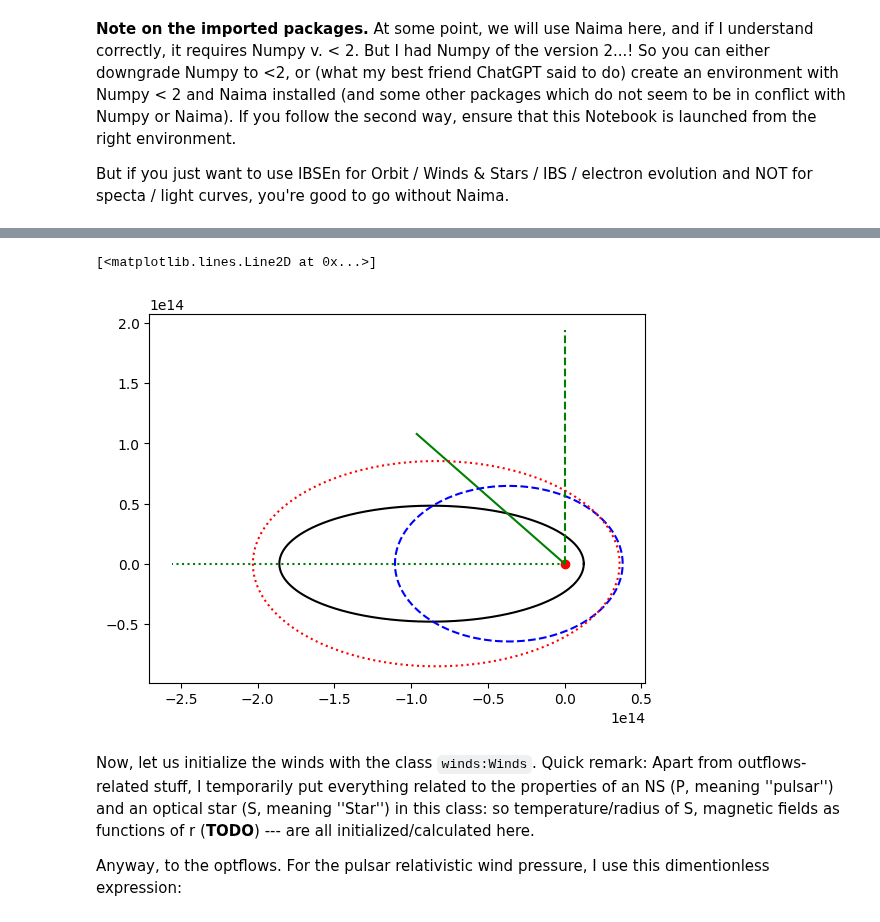
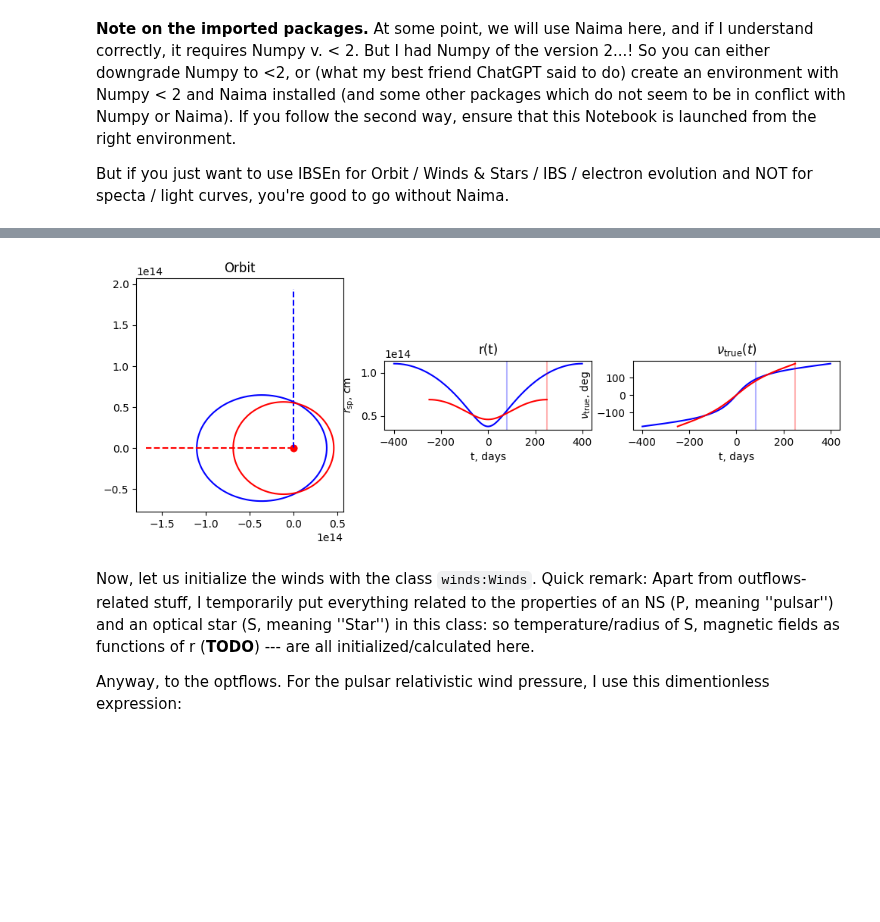
Before and after one commit to Alvkuzin/IBSEn, a Jupyter notebook: tutorial/Full_tutorial.ipynb, the cells around one changed output, grey strips where cells are left out. Cells and saved outputs as stored; diff of their text form; code cells hidden in the pictures; blank space fills up the shorter version.

Commit message:
added peek() for orbit, winds, and ibs

```diff
--- a/tutorial/Full_tutorial.ipynb
+++ b/tutorial/Full_tutorial.ipynb
@@ -19,84 +45,32 @@ The simplest way to do it is like this:
 # %%
-from ibsen.orbit import Orbit
-
-DAY = 86400.
-AU = 1.5e13
-
-"""
-This is the simplest way of initializing an orbit: by a keyword sys_name = ...
-The only available options are
-(1) 'psrb' (PSR B1259-63), or
-(2) 'rb' and (3) 'bw' for typical values for redback and black widow spider pulsar systems.
-
-n is the number of points on the orbit to tabulate, 1000 is default
-"""
-
-sys_name = 'psrb'
-orb = Orbit(sys_name = sys_name, n=1003)
-
-print(f'The {sys_name} orbit parameters are')
-print('T [days] = ', orb.T / DAY) # orbital period
-print('e = ', orb.e) # eccentricity
-print('nu_los [rad] = ', orb.nu_los) # the angle between the star-to-periastron direction and the direction to the observer
-print('a [au] = ', orb.a / AU) # major half-axis of the orbit
-print('b [au] = ', orb.b / AU) # minor half-axis of the orbit
-print('r_per [au] = ', orb.r_periastr / AU) # periastron orbital separation
-print('r_apo [au] = ', orb.r_apoastr / AU) # apoastron orbital separation
-print('r at t = 250 days [AU] = ', orb.r(t = 250 * DAY)) # the S-P distance at t = 250 days after peiastron passage
-print('true anomaly at t = 250 days = ', orb.true_an(t = 250 * DAY)) # the true anomaly at t = 250 days after peiastron passage
-
-
-
-plt.plot(orb.xtab, orb.ytab, color='k') # plot the orbit
-plt.scatter(x=0, y=0, color='r') # place an optical star in the center of coordinates
-plt.plot([0, 3 * orb.b * cos(orb.nu_los)],
-         [0, 3 * orb.b * sin(orb.nu_los)],
-         color='g', ls='-') # plot a line from the optical star to the direction of an observer
 
 """
 You can pass period, e, tot_mass, and nu_los as arguments, and these
-explicit parameters overwrite the default ones:
+explicitly provided parameters will overwrite the default ones:
 """
 
 orb_new = Orbit(sys_name = sys_name, period = 800. * DAY, e = 0.49, nu_los=pi/2.)
-
-print('new T [days] = ', orb_new.T / DAY) # new orbital period
+fig, ax = plt.subplots(nrows=1, ncols=3, figsize=(12, 4))
+orb_new.peek(ax=ax, color='b')
 
 
-plt.plot(orb_new.xtab, orb_new.ytab, color='b', ls = '--') # plot the new orbit
-plt.plot([0, 3 * orb_new.b * cos(orb_new.nu_los)],
-         [0, 3 * orb_new.b * sin(orb_new.nu_los)],
-         color='g', ls='--')
+orb_my_dict = {
+             'e': 0.2, # eccentriciry. Necessary for orbit
+             'M': 30. * 2e33, # total mass m1 + m2 [g]. The code does NOT check that M = Mopt + M_ns. Necessary for orbit
+             'T': 500 * DAY, # the orbital period [s]. Necessary for orbit
+             'nu_los': pi, # the angle between the star-to-periastron direction
+             # and the direction to the observer (= 3pi/2 - \omega) [rad]
+             # Necessary for orbit.
 
-"""
-Or you can pass sys_name = some dictionary that should contain the following values
-[honestly, for the orbit we need only period, total mass and eccentricity. Everything
-else will be needed later, but currently it is assumed that you pass all parameters
-already at the stage of initializing the orbit.]
-"""
-
-orb_my_dict = {
-             'e': 0.7, # eccentriciry. Necessary for orbit
-             'M': 30. * 2e33, # total mass m1 + m2 [g]. The code does NOT check that M = Mopt + M_ns. Necessary for orbit
-             'D': 3e3 * 3e18, # the distance to the system [cm]. Necessary for spectrum (later)
              'Ropt': 12 * 7e10, # the optical star radius [cm]. Necessary for winds (later)
-             'T': 1500 * DAY, # the orbital period [s]. Necessary for orbit
              'Topt': 3.4e3, # the optical star effective temperature [K]. Necessary for winds (later)
              'Mopt': 28.6 * 2e33, # the optical star mass [g]. Necessary for winds (later)
+             'D': 3e3 * 3e18, # the distance to the system [cm]. Necessary for spectrum (later)
              'M_ns': 1.4 * 2e33, # the neutron star mass [g]. Not necessary, can be skipped
-             'nu_los': pi # the angle between the star-to-periastron direction
-                          # and the direction to the observer (= 3pi/2 - \omega) [rad]
-                          # technically, necessary for orbit, but in reality only used later
            }
 
 orb_my = Orbit(sys_name = orb_my_dict) # again, if you explicitly set something as an argument here,
                                                # it overrites the value from the dictionary
 
-print('my T [days] = ', orb_my.T / DAY)
-
-
-plt.plot(orb_my.xtab, orb_my.ytab, color='r', ls = ':')
-plt.plot([0, 3 * orb_my.b * cos(orb_my.nu_los)],
-         [0, 3 * orb_my.b * sin(orb_my.nu_los)],
-         color='g', ls=':') # plot a line from the optical star to the direction of an observer
+orb_my.peek(ax=ax, color='r')
 # %% [output]
@@ -115,5 +77,4 @@ my T [days] =  1500.0
-[<matplotlib.lines.Line2D at 0x...>]
-[figure, old version]
+[figure, new version]
 # %% [markdown]
 Now, let us initialize the winds with the class ``winds:Winds``. Quick remark: Apart from outflows-related stuff, I temporarily put everything related to the properties of an NS (P, meaning ''pulsar'') and an optical star (S, meaning ''Star'') in this class: so temperature/radius of S, magnetic fields as functions of r (**TODO**) --- are all initialized/calculated here.
 
```
Also changed, not shown: parts of 13 cells of this notebook, 13 other files.
